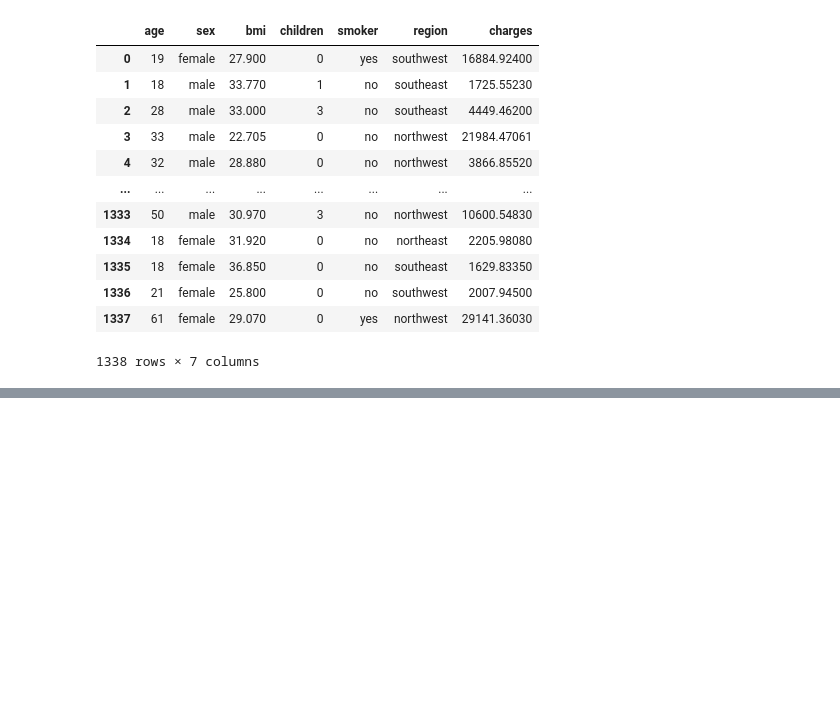
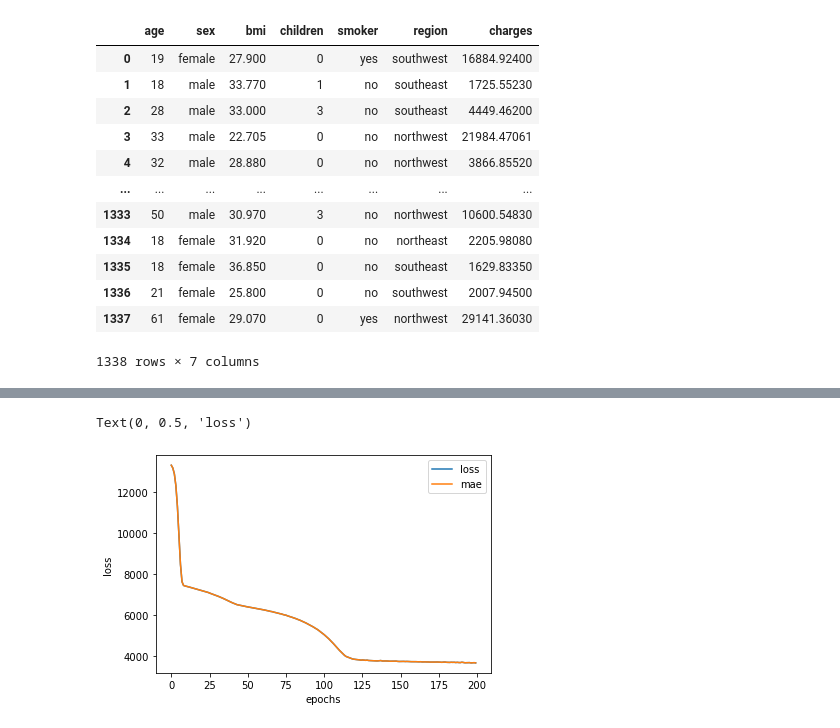
Before and after one commit to markitos314/tf_insurance_regression, a Jupyter notebook: insurance.ipynb, the cells around one changed output, grey strips where cells are left out. Saved outputs shown, nothing was run; the diff lists cells and outputs as text; code cells hidden in the pictures; blank space fills up the shorter version.

```diff
--- a/insurance.ipynb
+++ b/insurance.ipynb
@@ -26,0 +351,7 @@ insurance
+# %%
+pd.DataFrame(history.history).plot()
+plt.xlabel('epochs')
+plt.ylabel('loss')
+# %% [output]
+Text(0, 0.5, 'loss')
+[figure, added]
```
Also changed, not shown: parts of 56 cells of this notebook.
